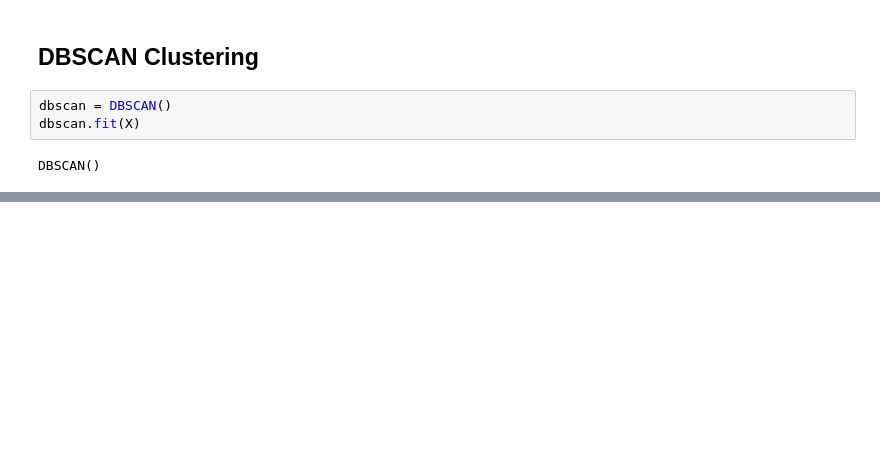
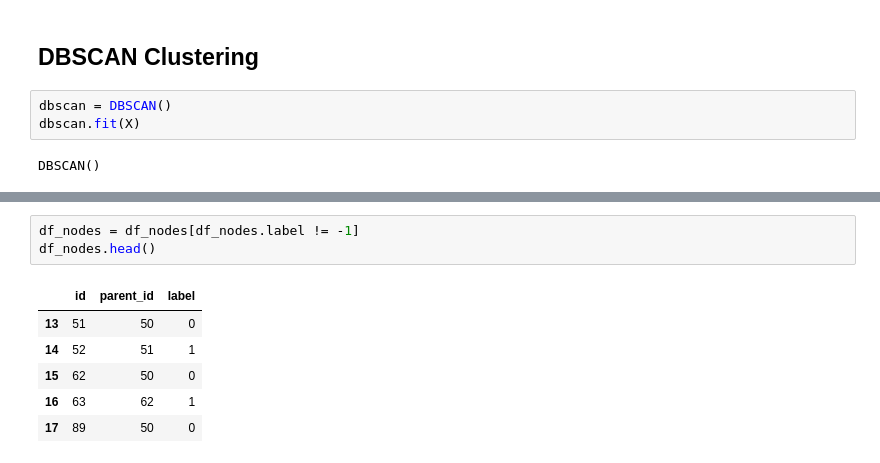
Before and after one commit to crawlab-team/webspot, a Jupyter notebook: notebooks/dbscan.ipynb, the cells around one changed output, grey strips where cells are left out. Saved outputs shown, nothing was run; the diff lists cells and outputs as text; blank space fills up the shorter version.

```diff
--- a/notebooks/dbscan.ipynb
+++ b/notebooks/dbscan.ipynb
@@ -232,0 +244,10 @@ for i in labels_counts[labels_counts.index > -1].index.tolist():
+# %%
+df_nodes = df_nodes[df_nodes.label != -1]
+df_nodes.head()
+# %% [output]
+|  | id | parent_id | label |
+| 13 | 51 | 50 | 0 |
+| 14 | 52 | 51 | 1 |
+| 15 | 62 | 50 | 0 |
+| 16 | 63 | 62 | 1 |
+| 17 | 89 | 50 | 0 |
```
Also changed, not shown: parts of 22 cells of this notebook, 6 other files.
